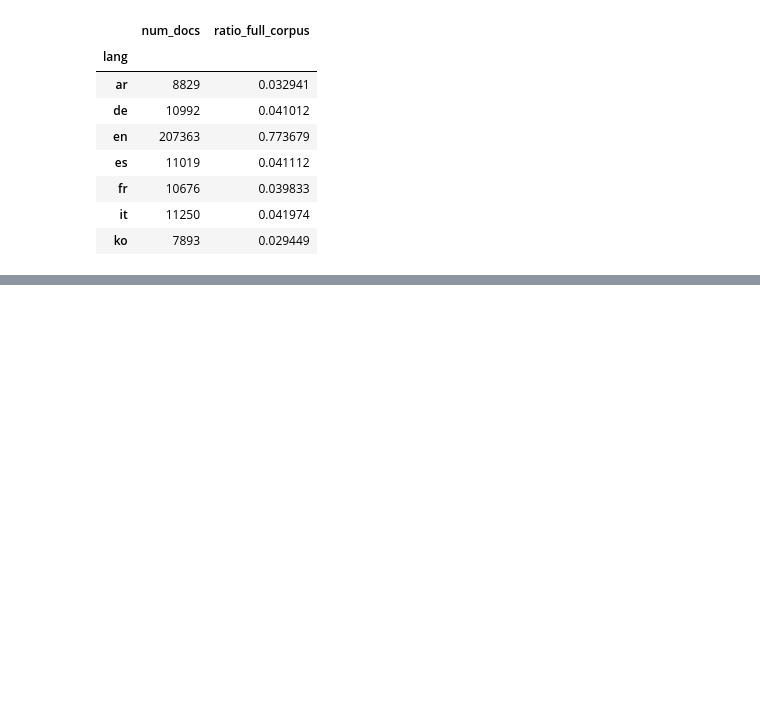
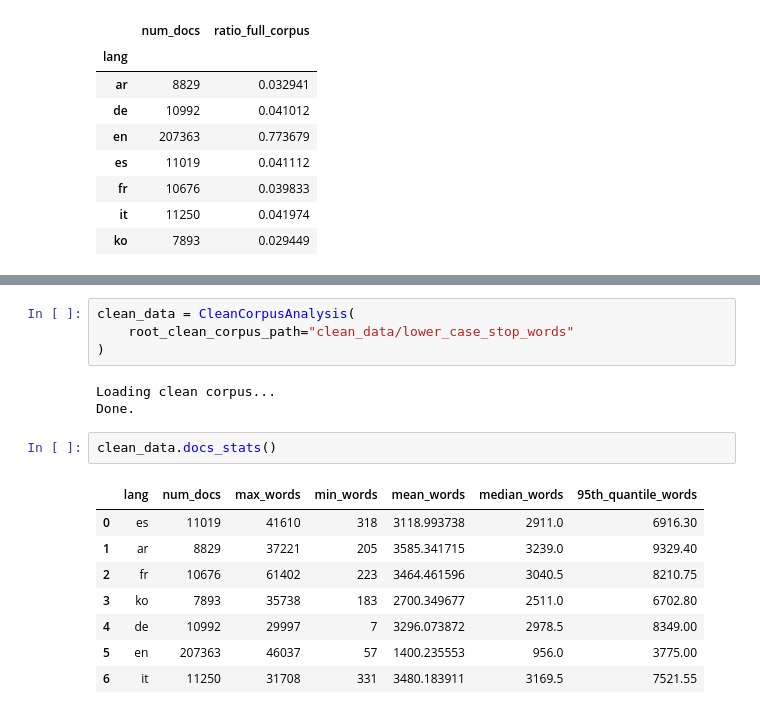
Before and after one commit to paulo-03/document_retrieval, a Jupyter notebook: data_analysis.ipynb, the cells around one changed output, grey strips where cells are left out. Cells and saved outputs as stored; diff of their text form; blank space fills up the shorter version.

```diff
--- a/data_analysis.ipynb
+++ b/data_analysis.ipynb
@@ -60,0 +111,18 @@ std: 2897.14
+# %%
+clean_data = CleanCorpusAnalysis(
+    root_clean_corpus_path="clean_data/lower_case_stop_words"
+)
+# %% [output]
+Loading clean corpus...
+Done.
+# %%
+clean_data.docs_stats()
+# %% [output]
+|  | lang | num_docs | max_words | min_words | mean_words | median_words | 95th_quantile_words |
+| 0 | es | 11019 | 41610 | 318 | 3118.993738 | 2911.0 | 6916.30 |
+| 1 | ar | 8829 | 37221 | 205 | 3585.341715 | 3239.0 | 9329.40 |
+| 2 | fr | 10676 | 61402 | 223 | 3464.461596 | 3040.5 | 8210.75 |
+| 3 | ko | 7893 | 35738 | 183 | 2700.349677 | 2511.0 | 6702.80 |
+| 4 | de | 10992 | 29997 | 7 | 3296.073872 | 2978.5 | 8349.00 |
+| 5 | en | 207363 | 46037 | 57 | 1400.235553 | 956.0 | 3775.00 |
+| 6 | it | 11250 | 31708 | 331 | 3480.183911 | 3169.5 | 7521.55 |
```
Also changed, not shown: parts of 19 cells of this notebook, 14 other files.
